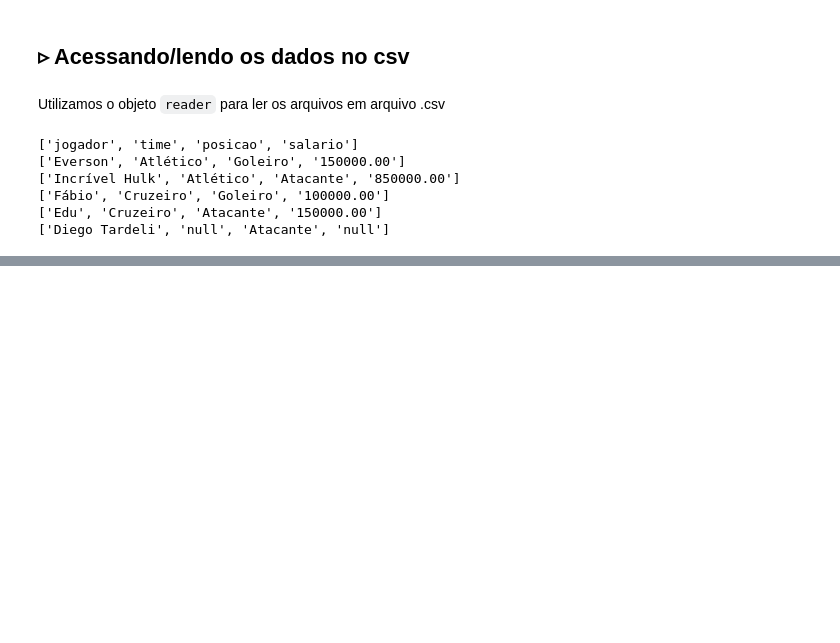
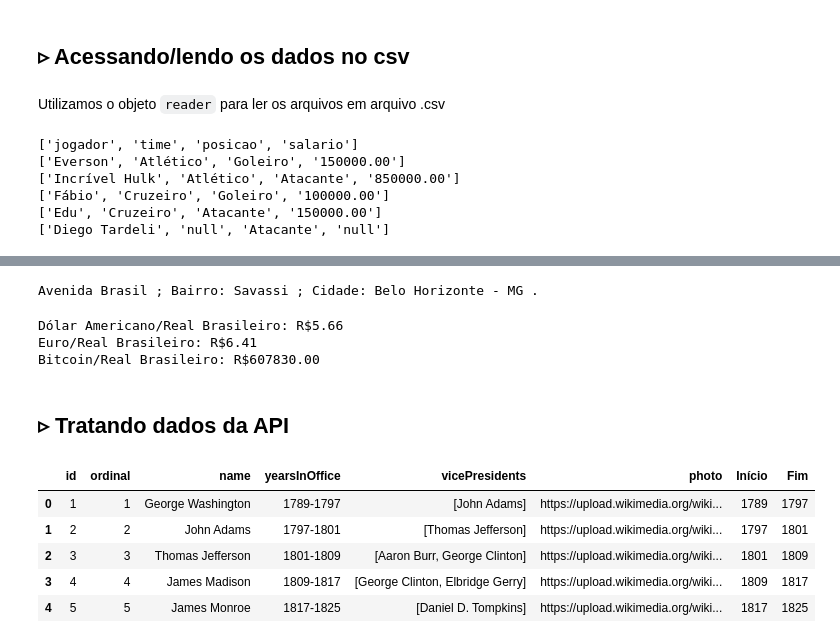
Before and after one commit to vbs-matheus/PosGraduacao-EngDados, a Jupyter notebook: 03_Python_para_Engenharia_de_Dados/aulas_praticas/unidade_03.ipynb, the cells around one changed output, grey strips where cells are left out. Saved outputs shown, nothing was run; the diff lists cells and outputs as text; code cells hidden in the pictures; blank space fills up the shorter version.

```diff
--- a/03_Python_para_Engenharia_de_Dados/aulas_praticas/unidade_03.ipynb
+++ b/03_Python_para_Engenharia_de_Dados/aulas_praticas/unidade_03.ipynb
@@ -122,0 +162,7 @@ with open('jogadores.csv', 'r') as arquivo:
+# %%
+# Usando o loads para transformar o Json em um dicionário
+
+with open('dados.json', 'r') as arquivo_json:
+    dados_json = json.load(arquivo_json)
+    print(dados_json)
+    print(type(dados_json))
@@ -122,0 +224,71 @@ with open('jogadores.csv', 'r') as arquivo:
+# %%
+# Exemplo de Consulta de CEP
+import requests
+import json
+cep = input('Digite o CEP que você quer consultar: ')
+response = requests.get(f'https://cep.awesomeapi.com.br/json/{cep}')
+
+if response.status_code == 200:
+    response = json.loads(response.text)
+    print(
+        response.get('address_type'),
+        response.get('address_name'), '; Bairro:',
+        response.get('district'), '; Cidade:',
+        response.get('city'), '-',
+        response.get('state'), '.'
+          )
+else:
+    print('Requisição falhou')
+# %% [output]
+Avenida Brasil ; Bairro: Savassi ; Cidade: Belo Horizonte - MG .
+# %%
+# Exemplo de Cotação de Moedas.
+
+response = requests.get('https://economia.awesomeapi.com.br/last/USD-BRL,EUR-BRL,BTC-BRL')
+
+if response.status_code == 200:
+    response = json.loads(response.text)
+    print(
+        f'{response.get("USDBRL").get("name")}:',
+        f'R${float(response.get("USDBRL").get("bid")):.2f}'
+        )
+    print(
+        f'{response.get("EURBRL").get("name")}:',
+        f'R${float(response.get("EURBRL").get("bid")):.2f}'
+        )
+    print(
+        f'{response.get("BTCBRL").get("name")}:',
+        f'R${float(response.get("BTCBRL").get("bid")):.2f}'
+        )
+else:
+    print('Requisição falhou')
+# %% [output]
+Dólar Americano/Real Brasileiro: R$5.66
+Euro/Real Brasileiro: R$6.41
+Bitcoin/Real Brasileiro: R$607830.00
+# %% [markdown]
+## ▹ Tratando dados da API
+# %%
+import pandas as pd
+
+#Obtendo as informações da API e passando para Json
+response = requests.get('https://api.sampleapis.com/presidents/presidents')
+
+if response.status_code == 200:
+    with open('presidentes.json','w') as arquivo_json:
+        arquivo_json.write(json.dumps(response.json(), indent=4))
+else:
+    print('Requisição falhou')
+
+# Trabalhando os dados com o Pandas
+# Criando um Dataframe sobre presidentes e incluindo colunas de 'início' e 'fim'
+df = pd.read_json('presidentes.json')
+df[['Início', 'Fim']] = df.yearsInOffice.str.split('-', expand = True)
+df.head()
+# %% [output]
+|  | id | ordinal | name | yearsInOffice | vicePresidents | photo | Início | Fim |
+| 0 | 1 | 1 | George Washington | 1789-1797 | [John Adams] | https://upload.wikimedia.org/wiki... | 1789 | 1797 |
+| 1 | 2 | 2 | John Adams | 1797-1801 | [Thomas Jefferson] | https://upload.wikimedia.org/wiki... | 1797 | 1801 |
+| 2 | 3 | 3 | Thomas Jefferson | 1801-1809 | [Aaron Burr, George Clinton] | https://upload.wikimedia.org/wiki... | 1801 | 1809 |
+| 3 | 4 | 4 | James Madison | 1809-1817 | [George Clinton, Elbridge Gerry] | https://upload.wikimedia.org/wiki... | 1809 | 1817 |
+| 4 | 5 | 5 | James Monroe | 1817-1825 | [Daniel D. Tompkins] | https://upload.wikimedia.org/wiki... | 1817 | 1825 |
```
Also changed, not shown: parts of 21 cells of this notebook, 6 other files.
